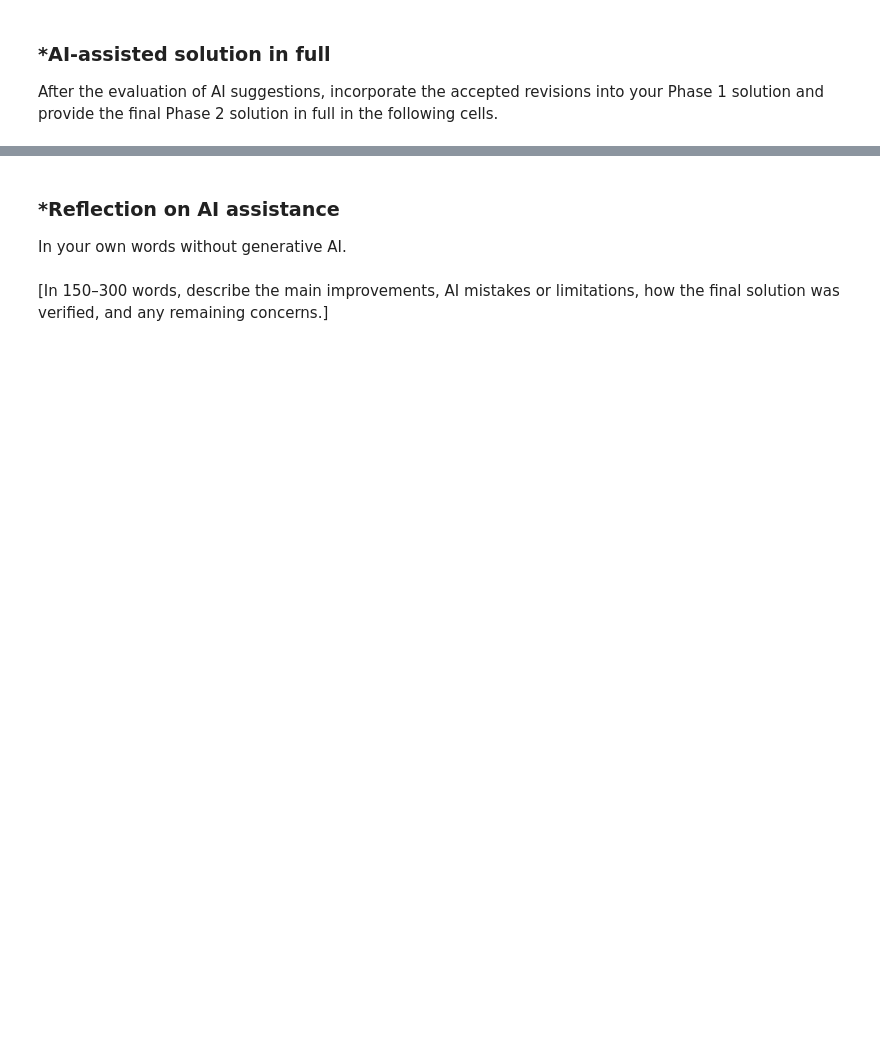
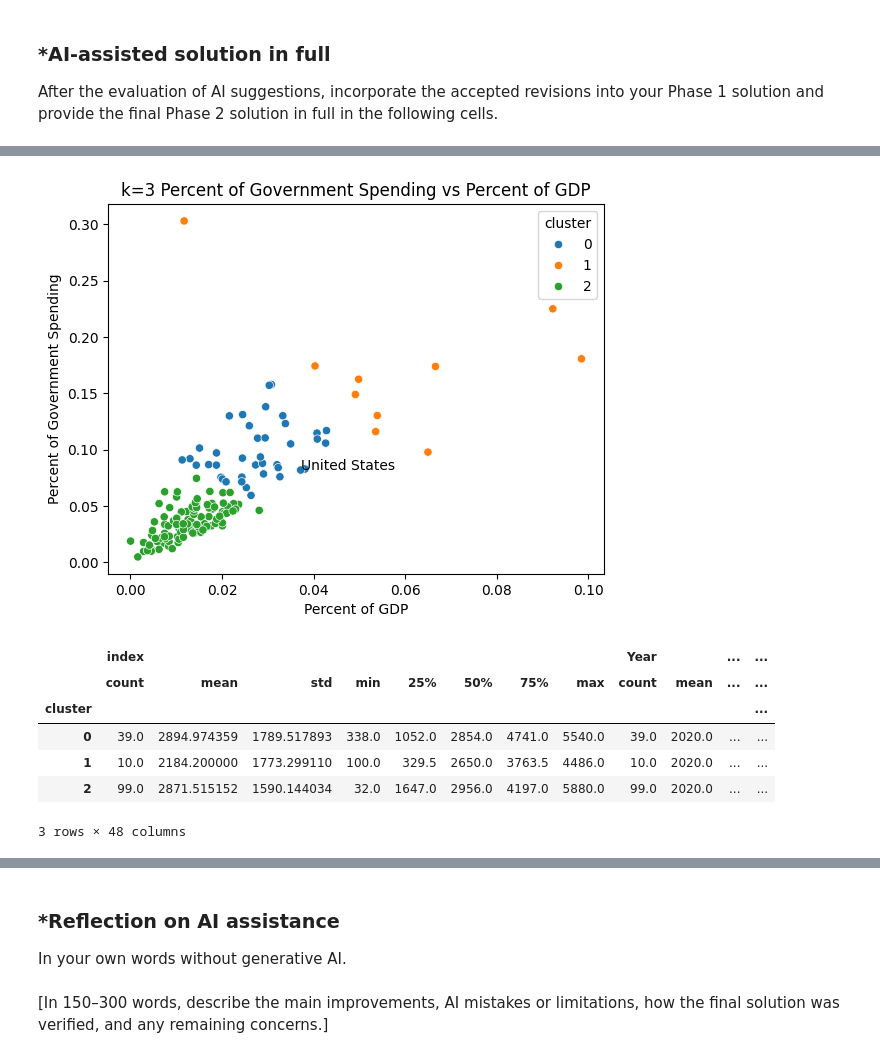
Before and after one commit to derekhatherley/A04-clustering, a Jupyter notebook: A4_notebook.ipynb, the cells around one changed output, grey strips where cells are left out. Cells and saved outputs as stored; diff of their text form; code cells hidden in the pictures; blank space fills up the shorter version.

```diff
--- a/A4_notebook.ipynb
+++ b/A4_notebook.ipynb
@@ -373,0 +496,7 @@ After the evaluation of AI suggestions, incorporate the accepted revisions into
+# %%
+features = ["Percent of Government Spending", "Percent of GDP"]
+unscaled = df.loc[:, features]
+mins = unscaled.min()
+ranges = unscaled.max() - mins
+X = (unscaled - mins) / ranges
+X.agg(["min", "max"])
@@ -373,0 +519,20 @@ After the evaluation of AI suggestions, incorporate the accepted revisions into
+# %%
+k = 3
+model = KMeans(n_clusters=k, max_iter=300, n_init=10, random_state=0).fit(X)
+df['cluster'] = model.labels_
+
+sns.scatterplot(data=df, x='Percent of GDP', y='Percent of Government Spending', hue='cluster', palette = 'tab10')
+plt.title('k=3 Percent of Government Spending vs Percent of GDP')
+plt.annotate('United States', (us['Percent of GDP'].iloc[0], us['Percent of Government Spending'].iloc[0]))
+plt.show()
+
+df.groupby('cluster').describe()
+# %% [output]
+[figure, added]
+|  | index |  |  |  |  |  |  |  | Year |  | ... | ... |
+|  | count | mean | std | min | 25% | 50% | 75% | max | count | mean | ... | ... |
+| cluster |  |  |  |  |  |  |  |  |  |  |  | ... |
+| 0 | 39.0 | 2894.974359 | 1789.517893 | 338.0 | 1052.0 | 2854.0 | 4741.0 | 5540.0 | 39.0 | 2020.0 | ... | ... |
+| 1 | 10.0 | 2184.200000 | 1773.299110 | 100.0 | 329.5 | 2650.0 | 3763.5 | 4486.0 | 10.0 | 2020.0 | ... | ... |
+| 2 | 99.0 | 2871.515152 | 1590.144034 | 32.0 | 1647.0 | 2956.0 | 4197.0 | 5880.0 | 99.0 | 2020.0 | ... | ... |
+3 rows × 48 columns
```
Also changed, not shown: parts of 28 cells of this notebook.
